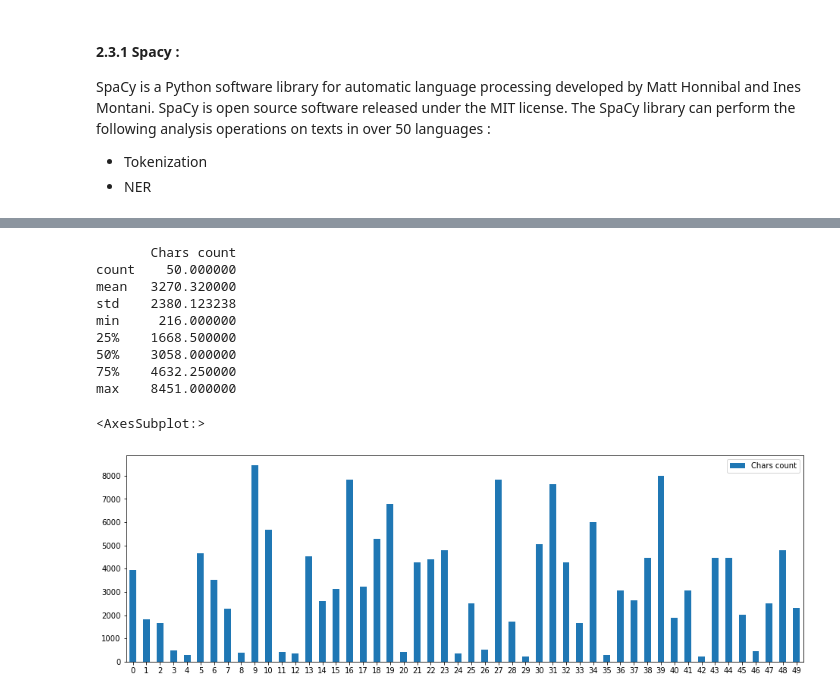
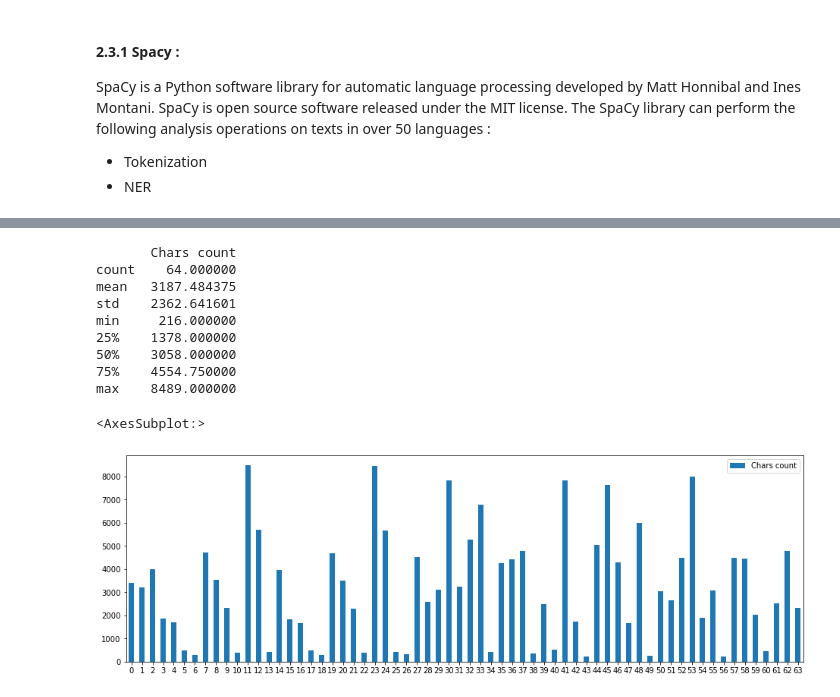
Before and after one commit to oussamasmihrou/bbcguardian, a Jupyter notebook: main.ipynb, the cells around one changed output, grey strips where cells are left out. Cells and saved outputs as stored; diff of their text form; code cells hidden in the pictures.

```diff
--- a/main.ipynb
+++ b/main.ipynb
@@ -244,0 +227,18 @@ Size of data :  50
+# %%
+pd.set_option('max_colwidth', 500)
+pd.set_option('max_colwidth', 60)
+def update_scrap():
+    # Recover data from backup file
+    Data = pd.read_excel('exported_bbc_data-labelised.xlsx')
+    Data.to_csv('exported_bbc_data-labelised.csv')
+    Data.to_csv('dash_web_app/exported_bbc_data-labelised.csv')
+    print('updating Data ...')
+    # a function to update the articles Data Base
+    url = 'https://www.bbc.com/news/science-environment-56837908'
+    data = pd.DataFrame.from_dict(scrap(all_links))
+    print('Size of data : ', len(Data))
+    scrap_bbc_articles
+    Data  = data.append(Data)
+    return Data
+Data = scrap_all()
+Data.head()
@@ -262,11 +259,20 @@ Index(['Unnamed: 0', 'Unnamed: 0.1', 'id', 'cathegory', 'author', 'title',
 # %%
-def clean(Data):
+def clean(Data,sentiment):
+    useful_columns = ['cathegory', 'author', 'title', 'Publish date', 'article_content', 'images descriptions', 'sentiment' if sentiment == True else None, 'NE summaries' ]
+    for column in Data.columns:
+        try:
+            if not(column in useful_columns):
+                Data = Data.drop(column, axis = 1)
+        except:
+            pass
     Data["Publish date"].fillna( method ='ffill', inplace = True) # Fill NaN values
     Data["title"].fillna('Title of article', inplace = True) # won't be used anyways
     return Data
-Data = clean(Data)
-print(Data.columns)
-Data = Data.drop(['url','Unnamed: 0','Unnamed: 0.1','id'],axis = 1)
-Data.head()
+
+Data = clean(Data,sentiment = False)
+Data.to_csv('exported_bbc_data-labelised.csv')
+Data.to_csv('dash_web_app/exported_bbc_data-labelised.csv')
+
+Data.iloc[:20]
 # %% [markdown]
 ### 2.3 NER : Named entities recognition :
@@ -463,23 +449,23 @@ selected_df = Data
 # %%
 # A method to study the chars count distribution so to find the threshold to strip from oversized texts
 # So to optimize the sentiment computing time
 content = lambda index:Data.iloc[index]['article_content'] # Article sample
-content_list  = [content(_) for _ in range(len(selected_df))]
+content_list  = [content(_) for _ in range(len(Data))]
 Content_length_df = pd.DataFrame(map(len,content_list),columns = ['Chars count'])
 print(Content_length_df.describe())
 Content_length_df.plot.bar(y ='Chars count',figsize=(16,5), width=.5, rot=0)
 # %% [output]
        Chars count
-count    50.000000
-mean   3270.320000
-std    2380.123238
+count    64.000000
+mean   3187.484375
+std    2362.641601
 min     216.000000
-25%    1668.500000
+25%    1378.000000
 50%    3058.000000
-75%    4632.250000
-max    8451.000000
+75%    4554.750000
+max    8489.000000
 <AxesSubplot:>
-[figure, old version]
+[figure, new version]
 # %%
 #labelising articles with a sentiment measuring
 def labelise_articles(df) -> pd.DataFrame:
```
Also changed, not shown: parts of 34 cells of this notebook, 2 other files.
